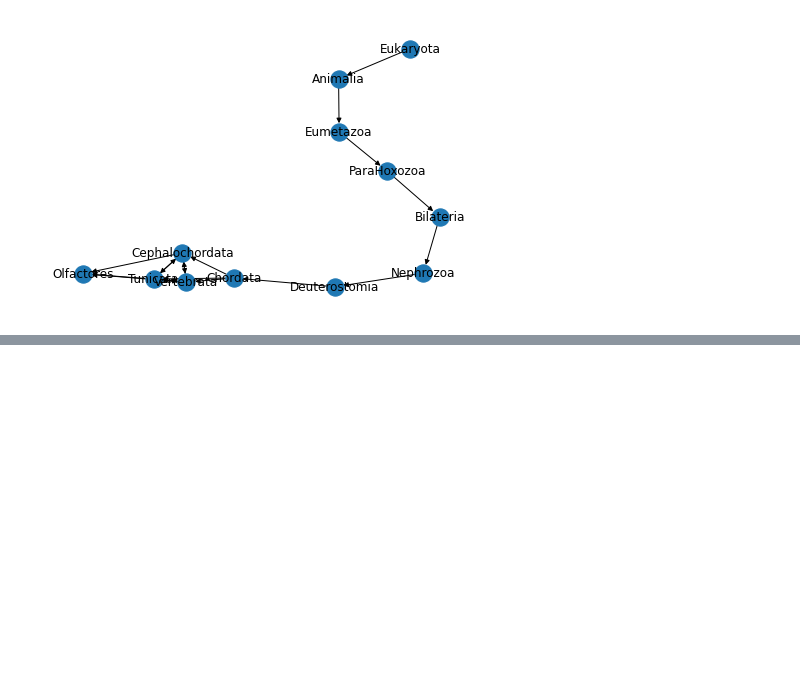
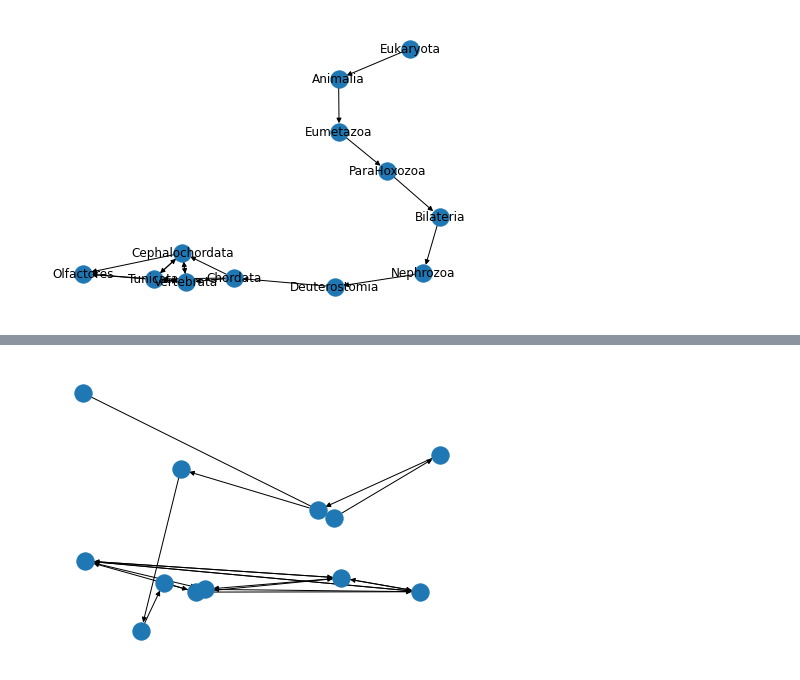
Before and after one commit to bronwencc/ML_practice, a Jupyter notebook: directed-graphs.ipynb, the cells around one changed output, grey strips where cells are left out. Drawn from its saved outputs; the diff is of its cells as text; code cells hidden in the pictures; blank space fills up the shorter version.

```diff
--- a/directed-graphs.ipynb
+++ b/directed-graphs.ipynb
@@ -94,0 +102,5 @@ nx.draw(dirG,with_labels=True)
+# %%
+#random square
+nx.draw_random(dirG)
+# %% [output]
+[figure, added]
```
Also changed, not shown: parts of 7 cells of this notebook.
